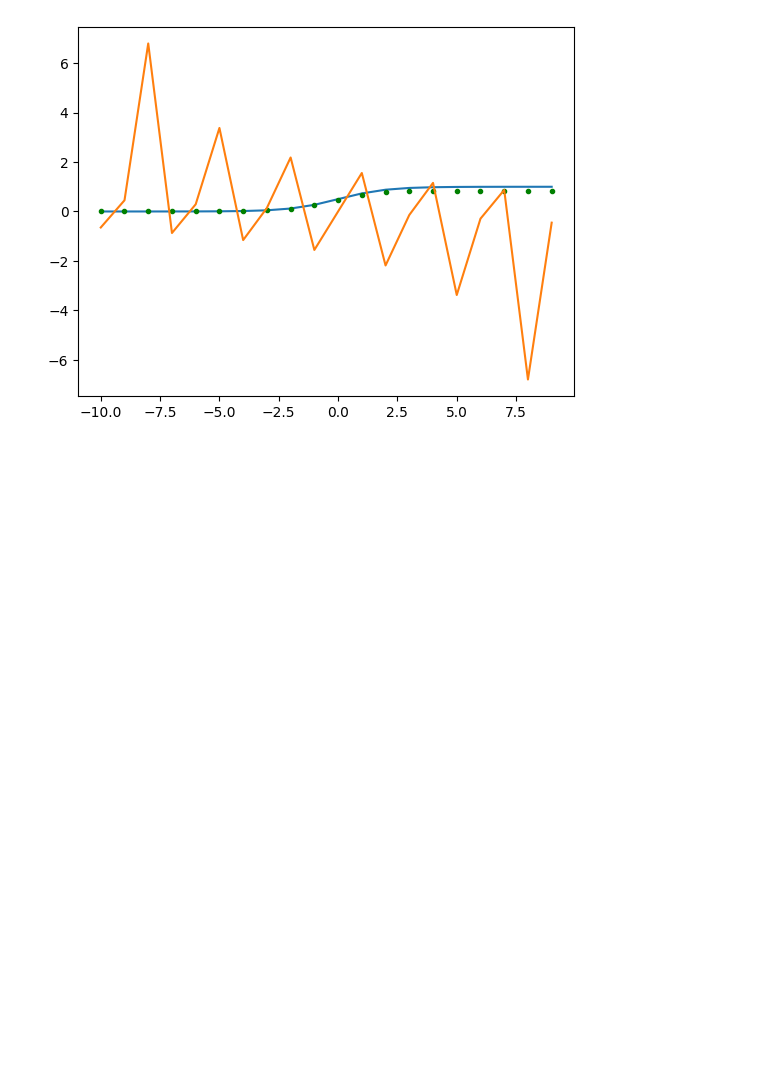
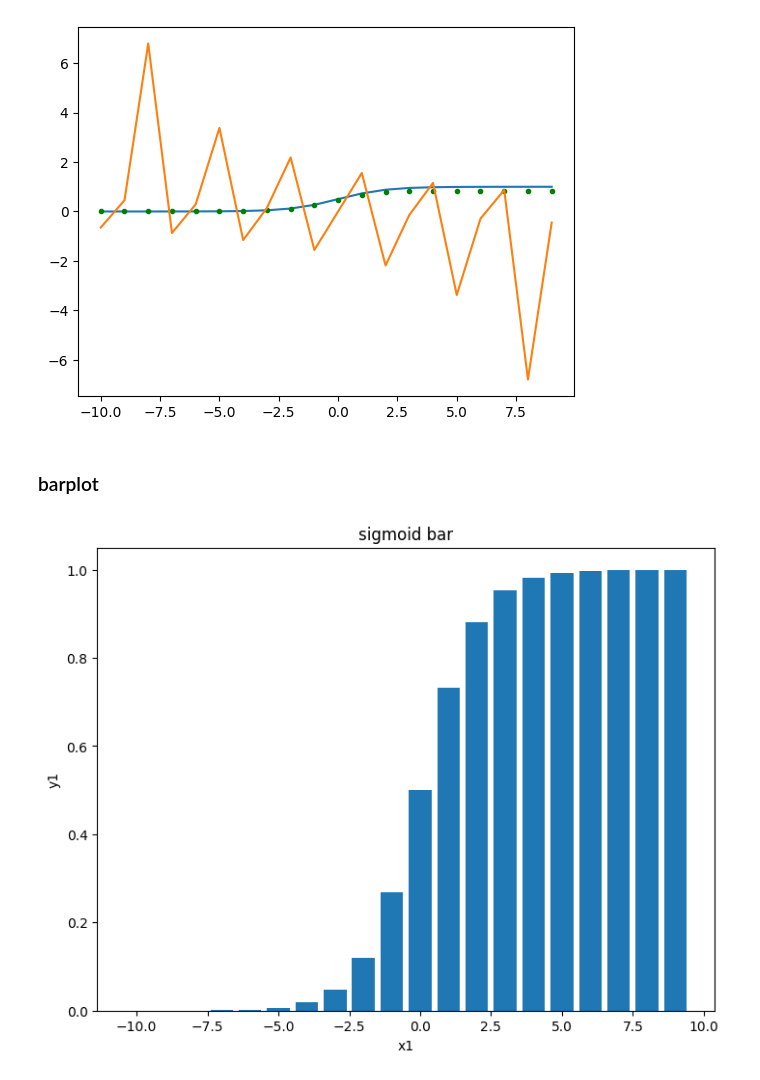
Before and after one commit to Krittik-Panda/python-ml-practice, a Jupyter notebook: Python/matplotlib/basic.ipynb, the cells around one changed output. Drawn from its saved outputs; the diff is of its cells as text; code cells hidden in the pictures; blank space fills up the shorter version.

```diff
--- a/Python/matplotlib/basic.ipynb
+++ b/Python/matplotlib/basic.ipynb
@@ -139,3 +139,16 @@ plt.plot(x1,np.tan(x1))
 plt.show()
 # %% [output]
 [figure]
+# %% [markdown]
+### barplot
+# %%
+fig = plt.figure()
+ax = fig.add_axes([0,0,1,1])
+# [0,0,1,1] are coordinates of the rectengle of the bar chart (0,0) and (1,1)...bottom left coordiante is (0,0) top right co ordinate (1,1)
+ax.bar(x1,y1)
+plt.xlabel("x1")
+plt.ylabel("y1")
+plt.title("sigmoid bar")
+plt.show()
+# %% [output]
+[figure, added]
```
Also changed, not shown: parts of 8 cells of this notebook.
